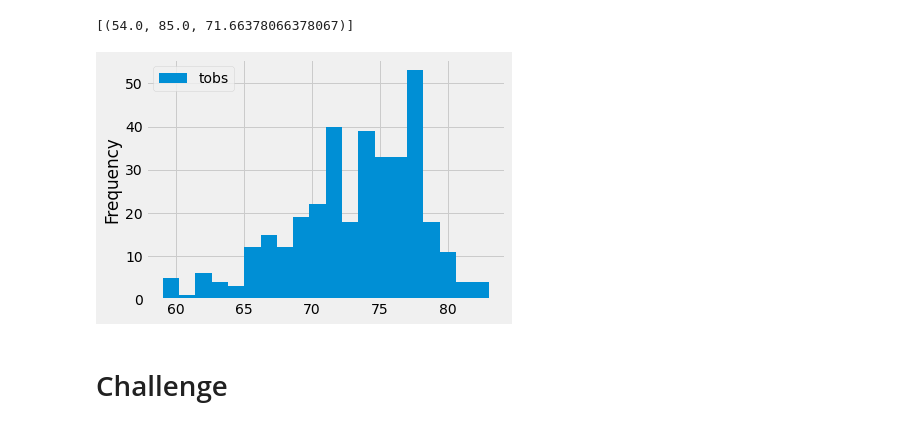
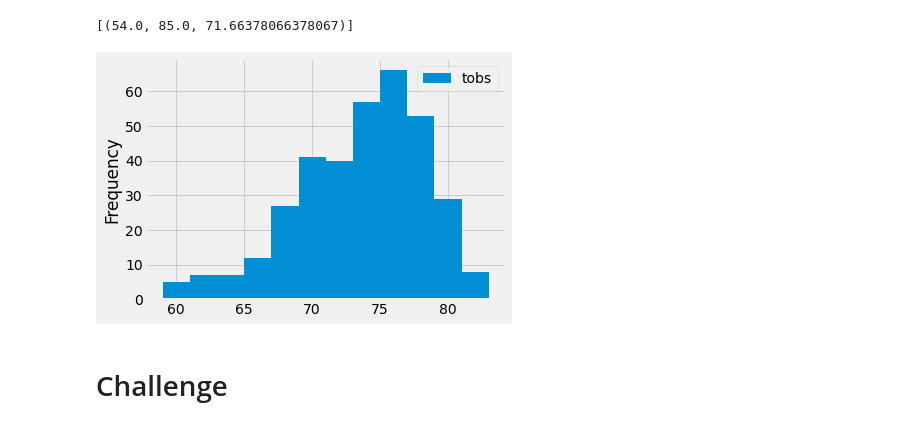
Before and after one commit to jrg12300/surfs_up, a Jupyter notebook: climate_analysis.ipynb, the cells around one changed output. Saved outputs shown, nothing was run; the diff lists cells and outputs as text; code cells hidden in the pictures.

```diff
--- a/climate_analysis.ipynb
+++ b/climate_analysis.ipynb
@@ -112,16 +112,16 @@ filter(Measurement.station == 'USC00519281').all()
 # %%
 # Choose the station with the highest number of temperature observations.
 # Query the last 12 months of temperature observation data for this station and plot the results as a histogram
 session.query(Measurement.tobs)
 results = session.query(Measurement.tobs).\
 filter(Measurement.station == 'USC00519281').\
 filter(Measurement.date >= prev_year).all()
 df = pd.DataFrame(results, columns=['tobs'])
 
-df.plot.hist(bins=5)
+df.plot.hist(bins=12)
 plt.tight_layout()
 # %% [output]
-[figure, old version]
+[figure, new version]
 # %%
 # Write a function called `calc_temps` that will accept start date and end date in the format '%Y-%m-%d'
 # and return the minimum, average, and maximum temperatures for that range of dates
```
Also changed, not shown: 2 other files.
